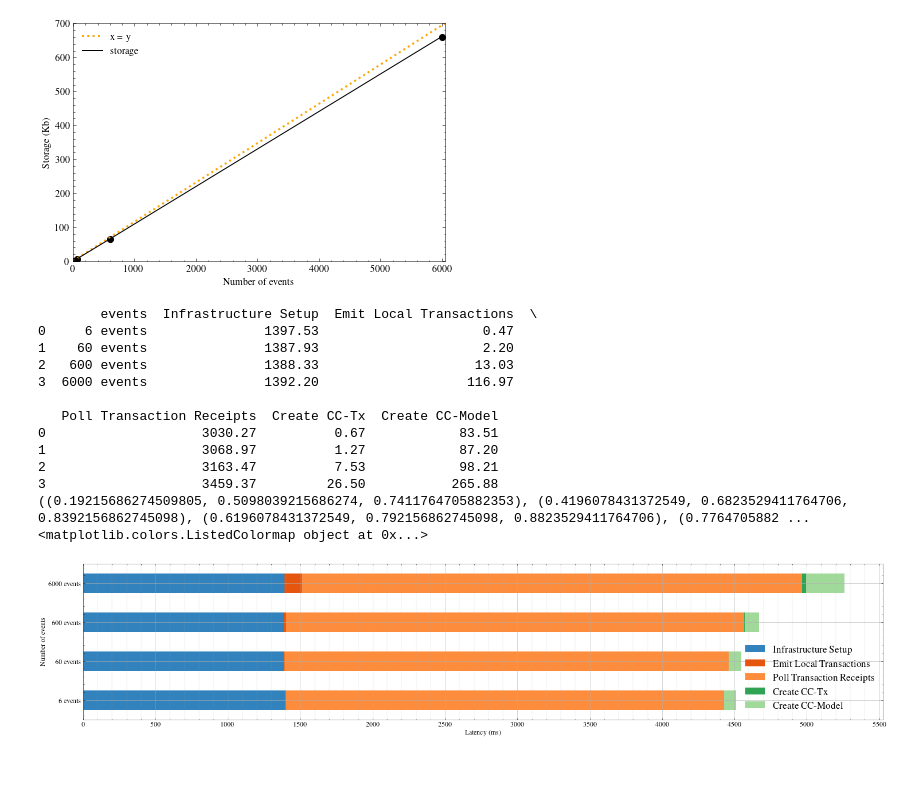
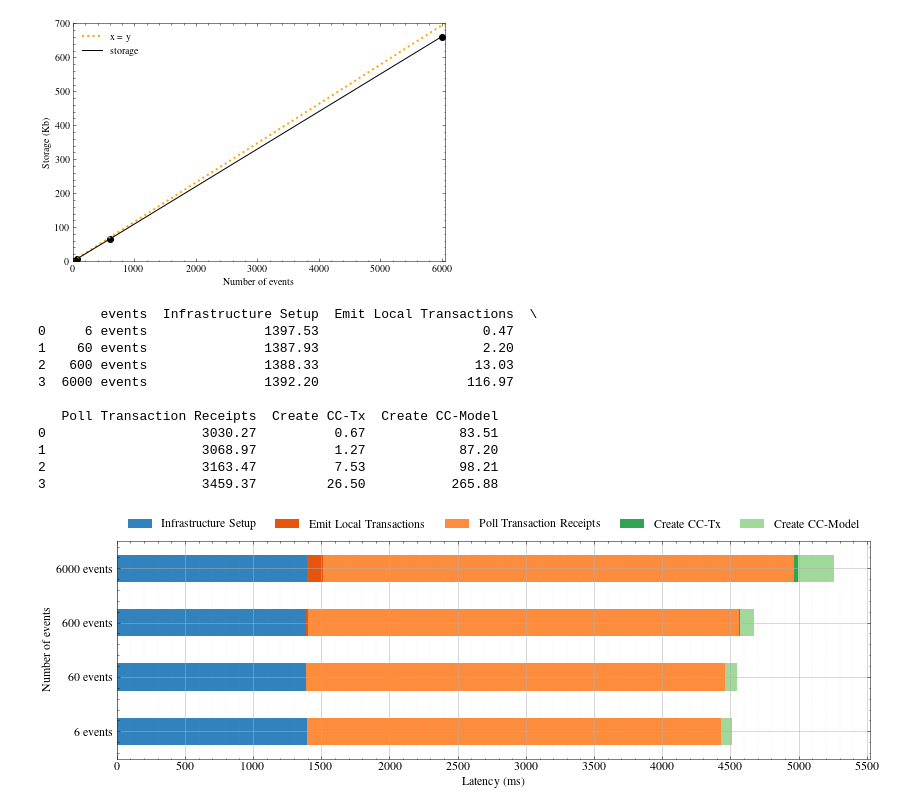
Before and after one commit to brunoffmateus/blockchain-integration-framework, a Jupyter notebook: packages/cactus-plugin-cc-tx-visualization/src/main/python/generate-plot-dummy-all-events.ipynb, the cells around one changed output. Saved outputs shown, nothing was run; the diff lists cells and outputs as text; code cells hidden in the pictures; blank space fills up the shorter version.

```diff
--- a/packages/cactus-plugin-cc-tx-visualization/src/main/python/generate-plot-dummy-all-events.ipynb
+++ b/packages/cactus-plugin-cc-tx-visualization/src/main/python/generate-plot-dummy-all-events.ipynb
@@ -367,6 +315,8 @@ plt.show()
 [  0   6  65 661]
 [figure]
 # %%
+#creates horizontal bar plot for #events and latency
+
 from matplotlib import cm
 from matplotlib.colors import ListedColormap, LinearSegmentedColormap
 customScale = np.arange(0,6000,500)
@@ -423,41 +373,39 @@ height = width * aspect_ratio
 plt.rc('font', size=12)
 
 colors = plt.cm.get_cmap('tab20c')
-print(colors.colors)
 cmap = ListedColormap([colors.colors[0],colors.colors[4],colors.colors[5],colors.colors[8],colors.colors[10]])
-print(cmap)
+
 # plot data in stack manner of bar type
 ax = df.plot(
       x='events',
       xlabel="Number of events",
       kind='barh', subplots=False, stacked=True, colormap=cmap,
-      figsize= [25,5],
+      figsize= [13.5,4],
       grid= True,
       fontsize=12,
       xticks=customScale,
       ylabel="latency",
       title='')
-ax.legend(fancybox=True, framealpha=1, fontsize='x-large', loc= 'lower right')
+ax.legend(bbox_to_anchor=(0, 1, 1, 0), loc="lower left", mode="expand", ncol=6)
+#ax.legend(fancybox=False, framealpha=1, fontsize='x-large', loc= 'lower right',facecolor="orange")
 ax.set_xlabel(xlabel='Latency (ms)')
 #ax.legend(loc='lower right',facecolor="white")
-ax.xaxis.grid(True, which='minor', linestyle='--', linewidth=0.25)
+ax.xaxis.grid(True, which='minor', linestyle=':', linewidth=0.15)
 
 fig = ax.get_figure()
-
+#fig.legend(fancybox=True, framealpha=1, fontsize='x-large', loc= 'lower right',facecolor="white")
 fig.savefig('../test-results/plots/dummy-baseline-all-events.pdf', dpi=300, bbox_inches='tight')
 fig.savefig('../test-results/plots/dummy-baseline-all-events.png', dpi=300, bbox_inches='tight')
 # %% [output]
         events  Infrastructure Setup  Emit Local Transactions  \
 0     6 events               1397.53                     0.47
 1    60 events               1387.93                     2.20
 2   600 events               1388.33                    13.03
 3  6000 events               1392.20                   116.97
 
    Poll Transaction Receipts  Create CC-Tx  Create CC-Model
 0                    3030.27          0.67            83.51
 1                    3068.97          1.27            87.20
 2                    3163.47          7.53            98.21
 3                    3459.37         26.50           265.88
-((0.19215686274509805, 0.5098039215686274, 0.7411764705882353), (0.4196078431372549, 0.6823529411764706, 0.8392156862745098), (0.6196078431372549, 0.792156862745098, 0.8823529411764706), (0.7764705882 ...
-<matplotlib.colors.ListedColormap object at 0x...>
-[figure, old version]
+[figure, new version]
```
Also changed, not shown: parts of 6 cells of this notebook, 9 other files.
